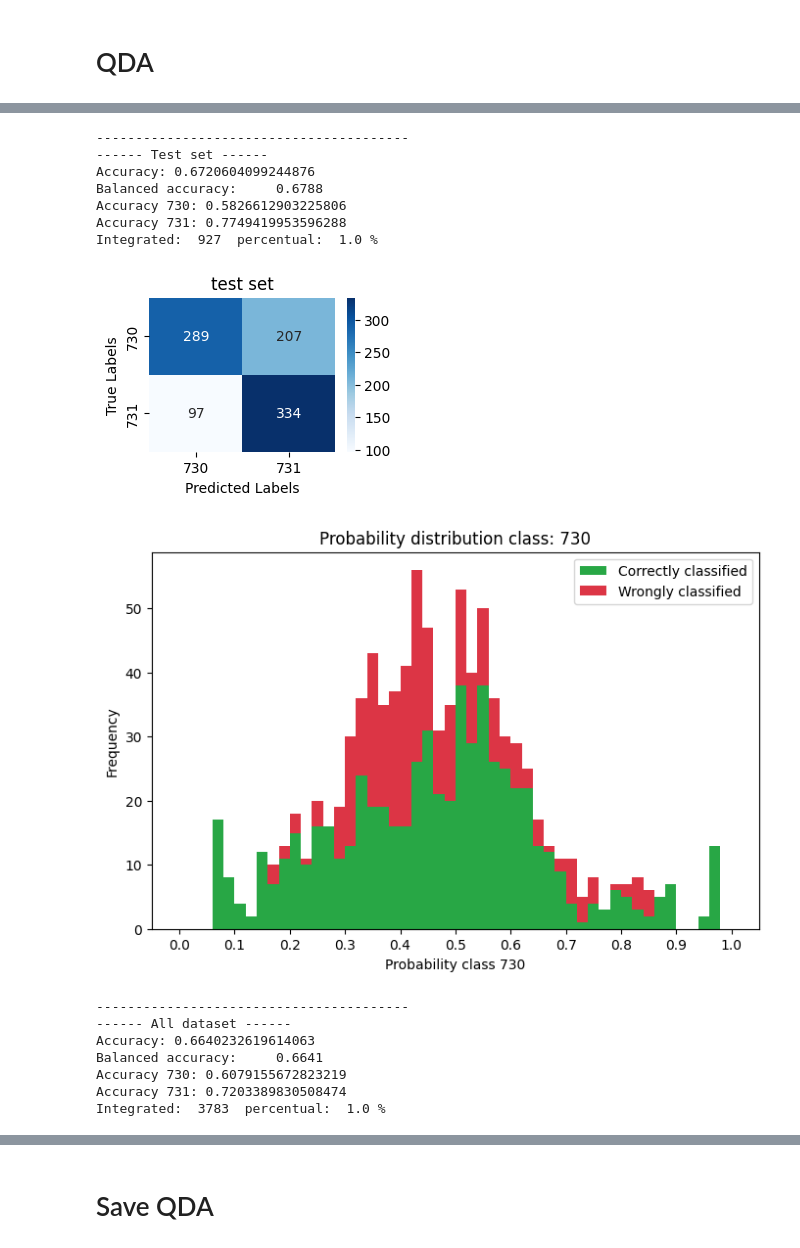
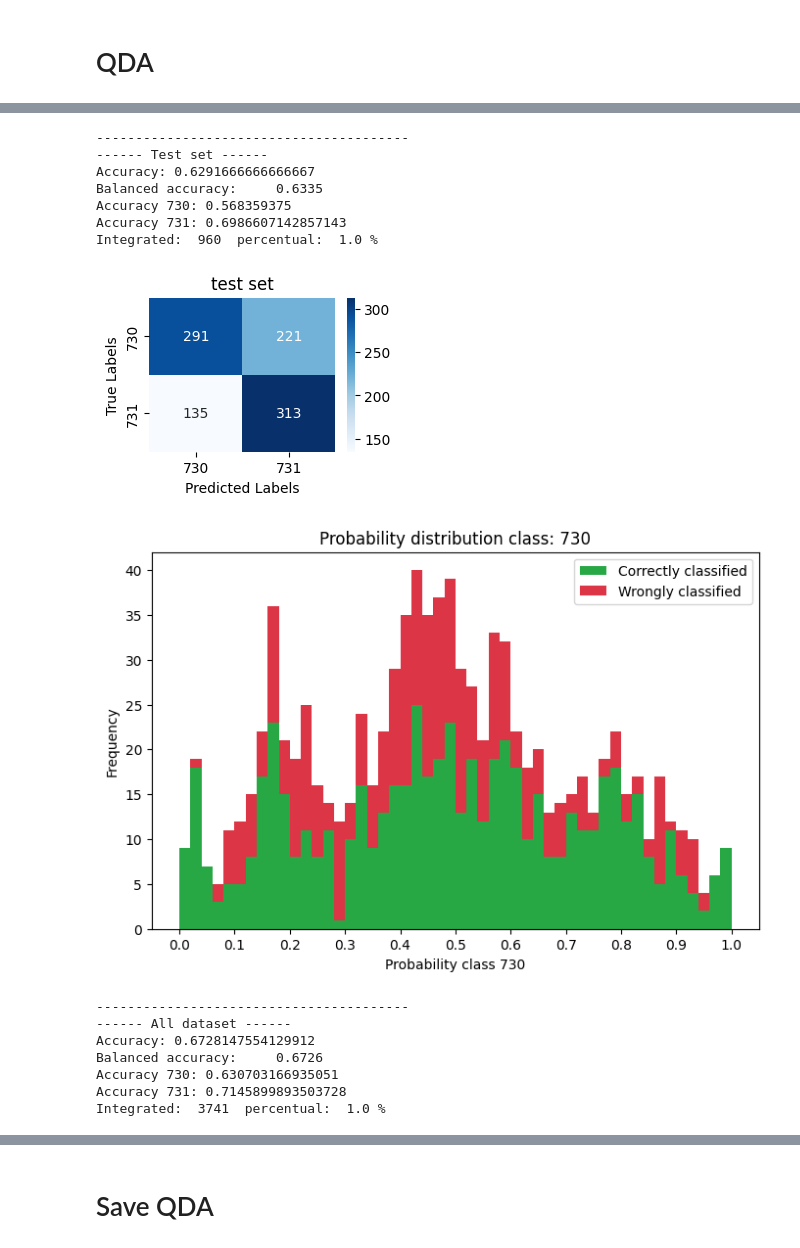
Before and after one commit to neurorobotics-iaslab/qda_cvsa, a Jupyter notebook: create_qda/create_qda_cvsa.ipynb, the cells around one changed output, grey strips where cells are left out. Saved outputs shown, nothing was run; the diff lists cells and outputs as text; code cells hidden in the pictures.

```diff
--- a/create_qda/create_qda_cvsa.ipynb
+++ b/create_qda/create_qda_cvsa.ipynb
@@ -27,9 +27,9 @@ def fix_mat(data):
     else:
         return data
 # %%
-data_name = 'data_c7_30012026_155653_cvsa_trad' # to do metti le ore del giorno in cui alleni
+data_name = 'data_i2_12022026_164549_cvsa' # to do metti le ore del giorno in cui alleni
 cluster_name = 'gmm'
-path = './datasets/' + cluster_name + '/' + data_name + '.mat'
+path = './datasets/' + cluster_name + '/cvsa/' + data_name + '.mat'
 data = loadmat(path)
 classes = fix_mat(data['classes'][0])
 percentual_test = 0.25
@@ -143,7 +143,7 @@ ths_rej = [0.5, 0.5]
 bins_step = 0.02
 
 param_grid = {
-    'reg_param': [0.001, 0.01, 0.05, 0.1, 0.15, 0.2, 0.25, 0.3, 0.4, 0.5],
+    'reg_param': [0.001, 0.01, 0.05],
     'priors': [[0.5, 0.5]]
 }
 
@@ -207,17 +207,17 @@ Integrated:  2856  percentual:  1.0 %
 ----------------------------------------
 ------ Test set ------
-Accuracy: 0.6720604099244876
-Balanced accuracy:     0.6788
-Accuracy 730: 0.5826612903225806
-Accuracy 731: 0.7749419953596288
-Integrated:  927  percentual:  1.0 %
+Accuracy: 0.6291666666666667
+Balanced accuracy:     0.6335
+Accuracy 730: 0.568359375
+Accuracy 731: 0.6986607142857143
+Integrated:  960  percentual:  1.0 %
-[figure, old version]
+[figure, new version]
-[figure, old version]
+[figure, new version]
 ----------------------------------------
 ------ All dataset ------
-Accuracy: 0.6640232619614063
-Balanced accuracy:     0.6641
-Accuracy 730: 0.6079155672823219
-Accuracy 731: 0.7203389830508474
-Integrated:  3783  percentual:  1.0 %
+Accuracy: 0.6728147554129912
+Balanced accuracy:     0.6726
+Accuracy 730: 0.630703166935051
+Accuracy 731: 0.7145899893503728
+Integrated:  3741  percentual:  1.0 %
 [figure]
```
Also changed, not shown: parts of 4 cells of this notebook, 40 other files.
